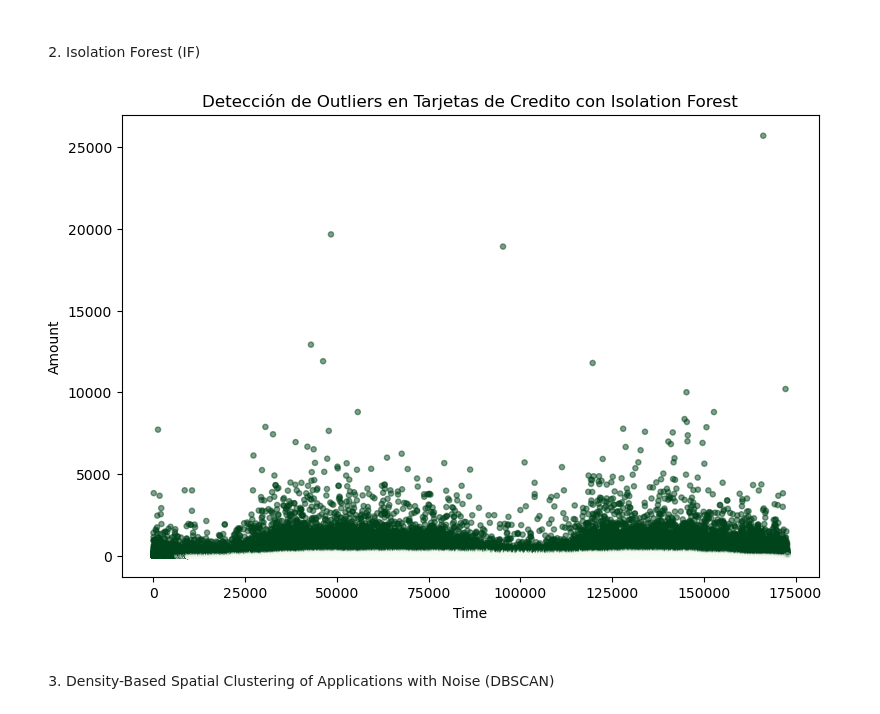
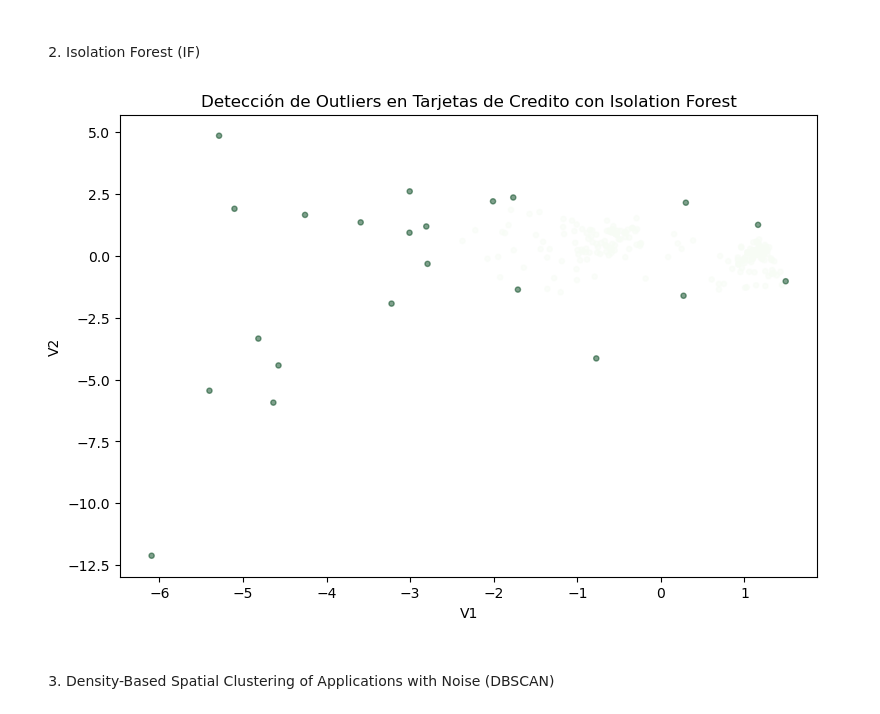
Before and after one commit to GabiRmz2025/MGRC_Herramientas_Aplicaciones_IA_2025, a Jupyter notebook: Modulo1/Actividad_2/Actividad2_IdentificacionDatos.ipynb, the cells around one changed output. Drawn from its saved outputs; the diff is of its cells as text; code cells hidden in the pictures.

```diff
--- a/Modulo1/Actividad_2/Actividad2_IdentificacionDatos.ipynb
+++ b/Modulo1/Actividad_2/Actividad2_IdentificacionDatos.ipynb
@@ -417,7 +433,7 @@ plt.show()
 from sklearn.ensemble import IsolationForest
 # %%
 #Seleccionamos las mismas variables que en LOF, para detectar outlier
-X_real = df_cc[['Time', 'Amount']].values
+X_real = df_cc[['V1', 'V2']].values
 # %%
 #Declaración de los limites - parametros
 clf_real = IsolationForest(contamination=0.1)   #10% datos outliers
@@ -425,13 +441,13 @@ y_pred_real = clf_real.fit_predict(X_real)
 # %%
 #Graficar Resultados
 plt.figure(figsize=(9,6))
 plt.scatter(X_real[:,0], X_real[:,1], c=(y_pred_real==-1), cmap='Greens', s=14, alpha=0.5)
-plt.xlabel('Time')
-plt.ylabel('Amount')
+plt.xlabel('V1')
+plt.ylabel('V2')
 plt.title('Detección de Outliers en Tarjetas de Credito con Isolation Forest')
 plt.show()
 # %% [output]
-[figure, old version]
+[figure, new version]
 # %% [markdown]
 ##
 3) Density-Based Spatial Clustering of Applications with Noise (DBSCAN)
```
Also changed, not shown: parts of 16 cells of this notebook, 4 other files.
